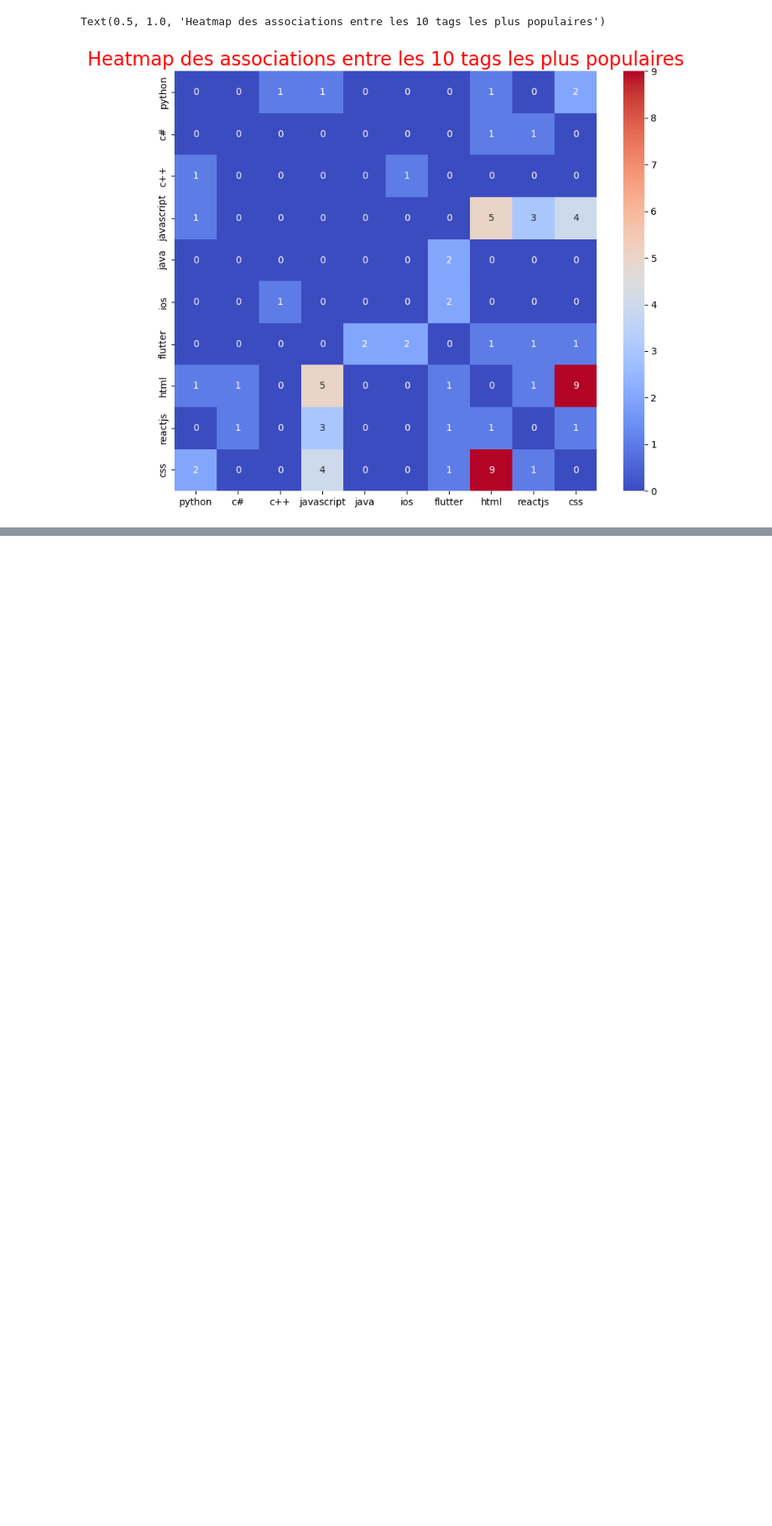
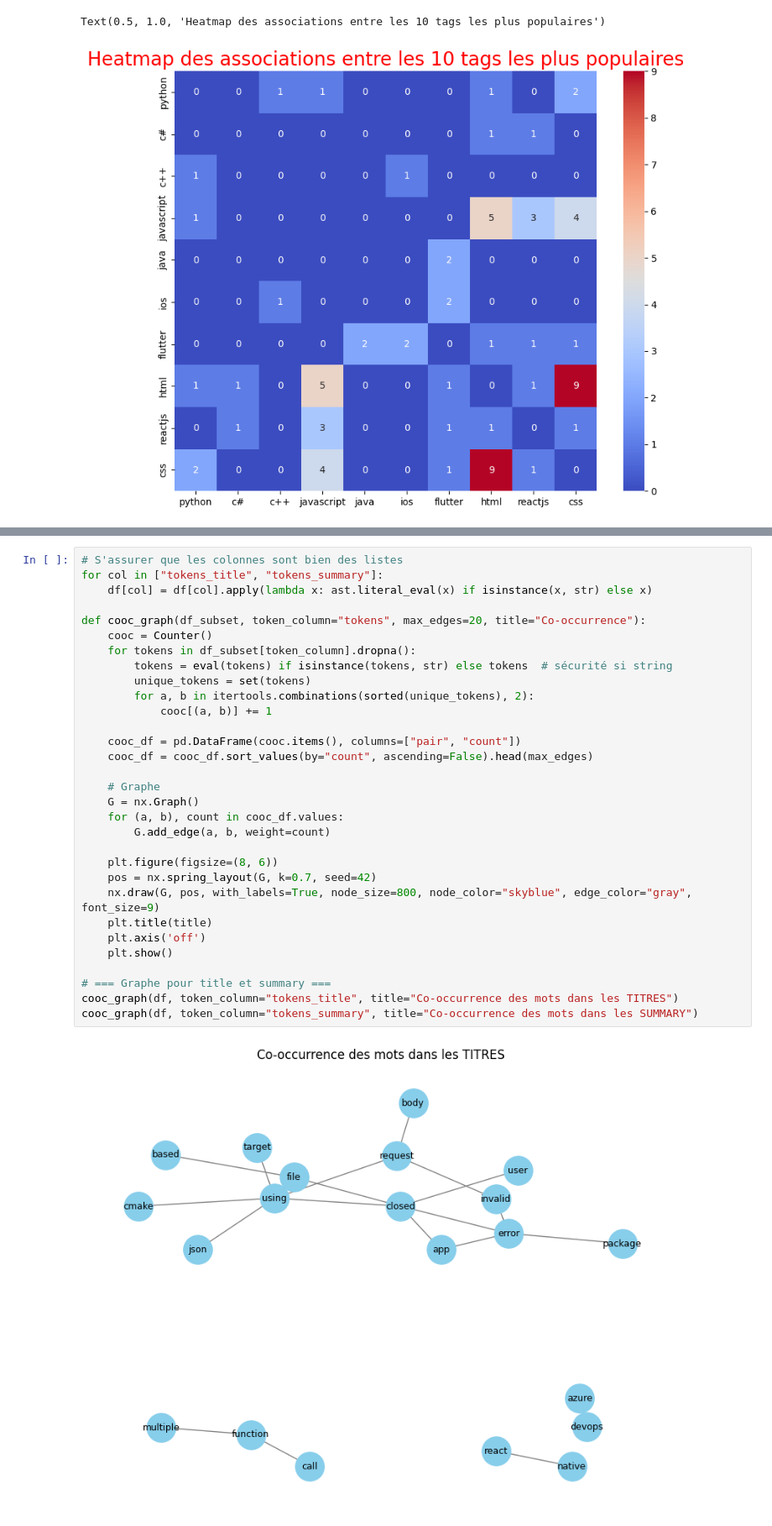
Before and after one commit to NovaStarmax/so-scrapper, a Jupyter notebook: eda/newest.ipynb, the cells around one changed output, grey strips where cells are left out. Shown at 84% size. Saved outputs shown, nothing was run; the diff lists cells and outputs as text; blank space fills up the shorter version.

```diff
--- a/eda/newest.ipynb
+++ b/eda/newest.ipynb
@@ -259,0 +364,33 @@ Text(0.5, 1.0, 'Heatmap des associations entre les 10 tags les plus populaires')
+# %%
+# S'assurer que les colonnes sont bien des listes
+for col in ["tokens_title", "tokens_summary"]:
+    df[col] = df[col].apply(lambda x: ast.literal_eval(x) if isinstance(x, str) else x)
+
+def cooc_graph(df_subset, token_column="tokens", max_edges=20, title="Co-occurrence"):
+    cooc = Counter()
+    for tokens in df_subset[token_column].dropna():
+        tokens = eval(tokens) if isinstance(tokens, str) else tokens  # sécurité si string
+        unique_tokens = set(tokens)
+        for a, b in itertools.combinations(sorted(unique_tokens), 2):
+            cooc[(a, b)] += 1
+
+    cooc_df = pd.DataFrame(cooc.items(), columns=["pair", "count"])
+    cooc_df = cooc_df.sort_values(by="count", ascending=False).head(max_edges)
+
+    # Graphe
+    G = nx.Graph()
+    for (a, b), count in cooc_df.values:
+        G.add_edge(a, b, weight=count)
+
+    plt.figure(figsize=(8, 6))
+    pos = nx.spring_layout(G, k=0.7, seed=42)
+    nx.draw(G, pos, with_labels=True, node_size=800, node_color="skyblue", edge_color="gray", font_size=9)
+    plt.title(title)
+    plt.axis('off')
+    plt.show()
+
+# === Graphe pour title et summary ===
+cooc_graph(df, token_column="tokens_title", title="Co-occurrence des mots dans les TITRES")
+cooc_graph(df, token_column="tokens_summary", title="Co-occurrence des mots dans les SUMMARY")
+# %% [output]
+[figure, added]
```
Also changed, not shown: parts of 6 cells of this notebook.
